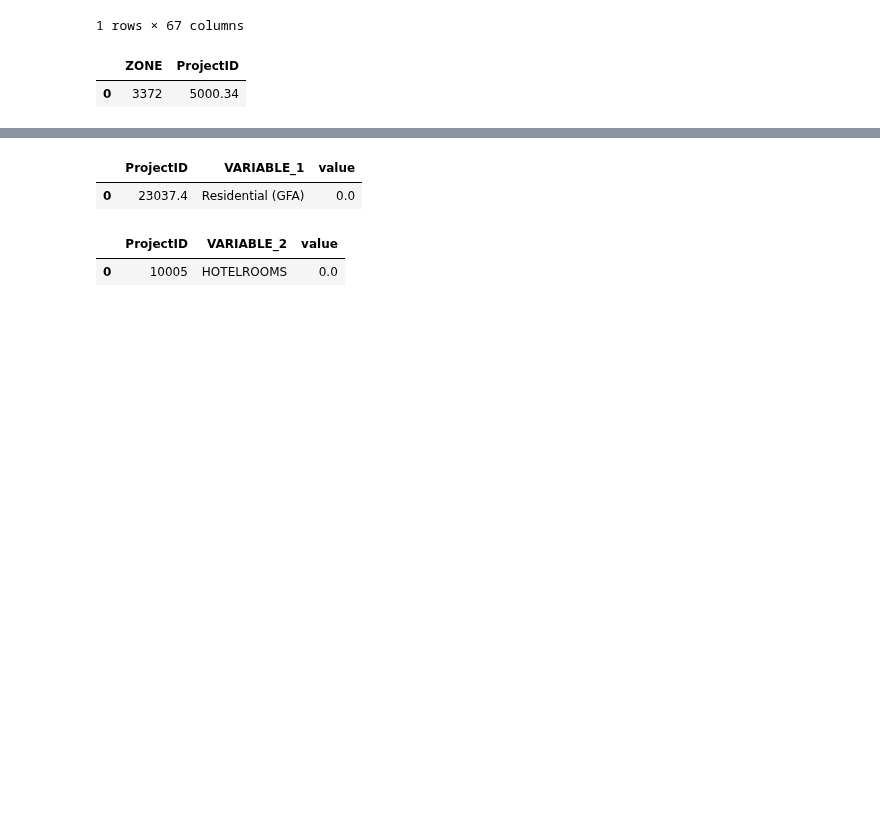
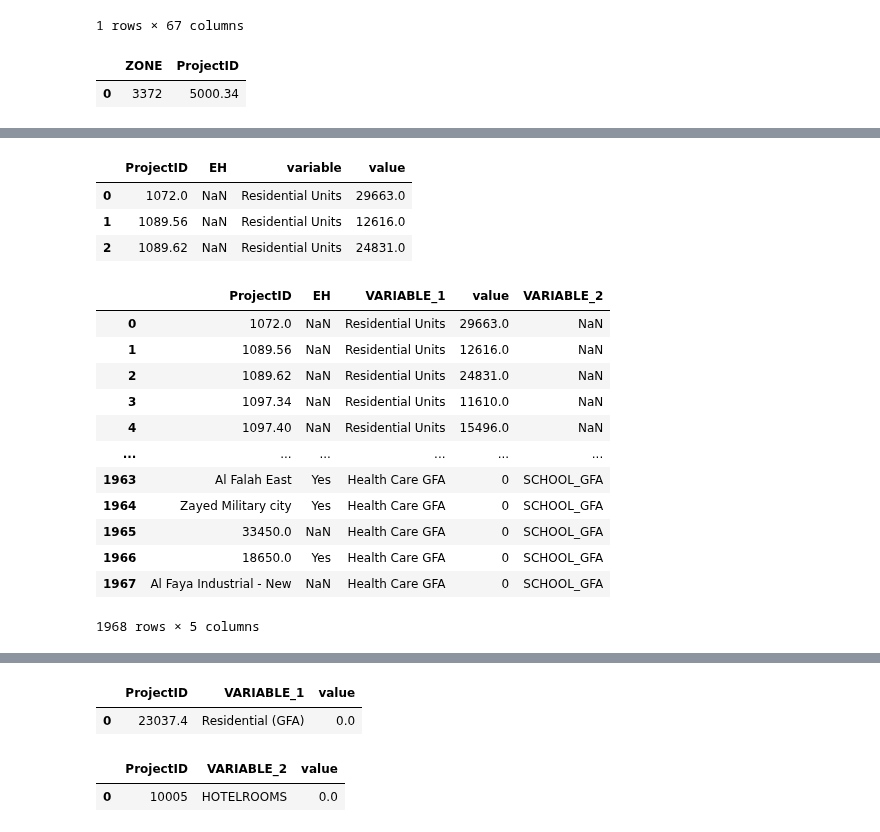
Before and after one commit to BuroHappoldLegacySoup/PlanCapitalLandModel, a Jupyter notebook: Module 1 Masterplan to TAZ Allocation.ipynb, the cells around one changed output, grey strips where cells are left out. Cells and saved outputs as stored; diff of their text form; code cells hidden in the pictures; blank space fills up the shorter version.

```diff
--- a/Module 1 Masterplan to TAZ Allocation.ipynb
+++ b/Module 1 Masterplan to TAZ Allocation.ipynb
@@ -165,0 +208,5 @@ taz_test
+# %%
+# Making copy of masterplan data for conversion
+
+masterplan_aligned = masterplan_data.copy()
+masterplan_aligned.head(1)
@@ -166,3 +217,32 @@ taz_test
+# %%
+# Creating a dataframe containing the main masterplan, turning the data to long form and filling in missing values in a metric column with 0s
+
+masterplan_aligned_areas = pd.concat([masterplan_aligned[['ProjectID','EH']],masterplan_aligned[masterplan_development_metrics]],axis = 1)
+masterplan_aligned_areas = masterplan_aligned_areas.melt(id_vars= ['ProjectID','EH'])
+masterplan_aligned_areas['value'] = masterplan_aligned_areas['value'].fillna(0)
+masterplan_aligned_areas.head(3)
+# %% [output]
+|  | ProjectID | EH | variable | value |
+| 0 | 1072.0 | NaN | Residential Units | 29663.0 |
+| 1 | 1089.56 | NaN | Residential Units | 12616.0 |
+| 2 | 1089.62 | NaN | Residential Units | 24831.0 |
+# %%
+test = masterplan_aligned_areas.rename({'variable':'VARIABLE_1'}, axis = 1)
+test.merge(mp_tmp_summary_crosswalk,how = 'left', on = 'VARIABLE_1')
+# %% [output]
+|  | ProjectID | EH | VARIABLE_1 | value | VARIABLE_2 |
+| 0 | 1072.0 | NaN | Residential Units | 29663.0 | NaN |
+| 1 | 1089.56 | NaN | Residential Units | 12616.0 | NaN |
+| 2 | 1089.62 | NaN | Residential Units | 24831.0 | NaN |
+| 3 | 1097.34 | NaN | Residential Units | 11610.0 | NaN |
+| 4 | 1097.40 | NaN | Residential Units | 15496.0 | NaN |
+| ... | ... | ... | ... | ... | ... |
+| 1963 | Al Falah East | Yes | Health Care GFA | 0 | SCHOOL_GFA |
+| 1964 | Zayed Military city | Yes | Health Care GFA | 0 | SCHOOL_GFA |
+| 1965 | 33450.0 | NaN | Health Care GFA | 0 | SCHOOL_GFA |
+| 1966 | 18650.0 | Yes | Health Care GFA | 0 | SCHOOL_GFA |
+| 1967 | Al Faya Industrial - New | NaN | Health Care GFA | 0 | SCHOOL_GFA |
+1968 rows × 5 columns
 # %%
 # Setting gfa per labourer bed density
 
```
Also changed, not shown: parts of 15 cells of this notebook, 2 other files.
